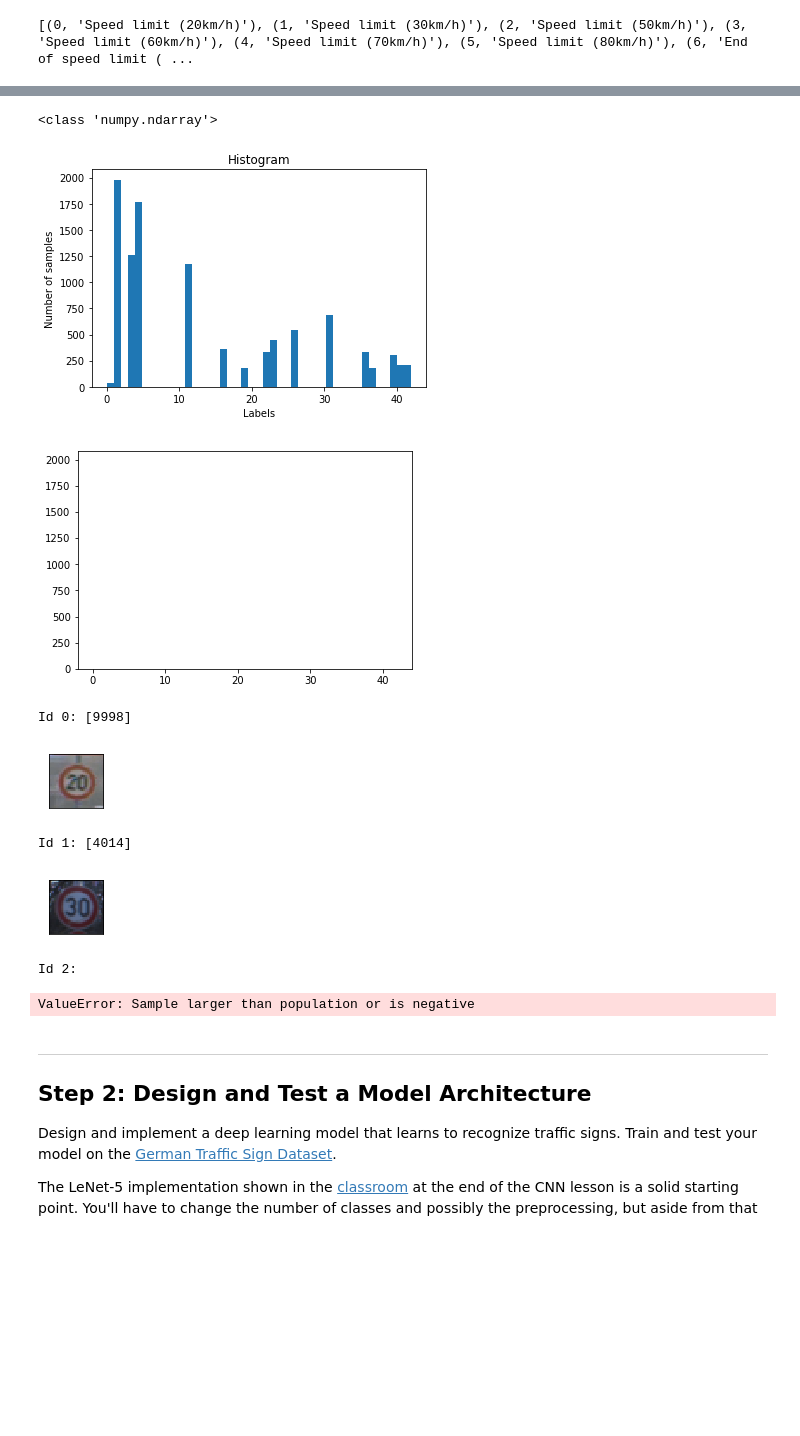
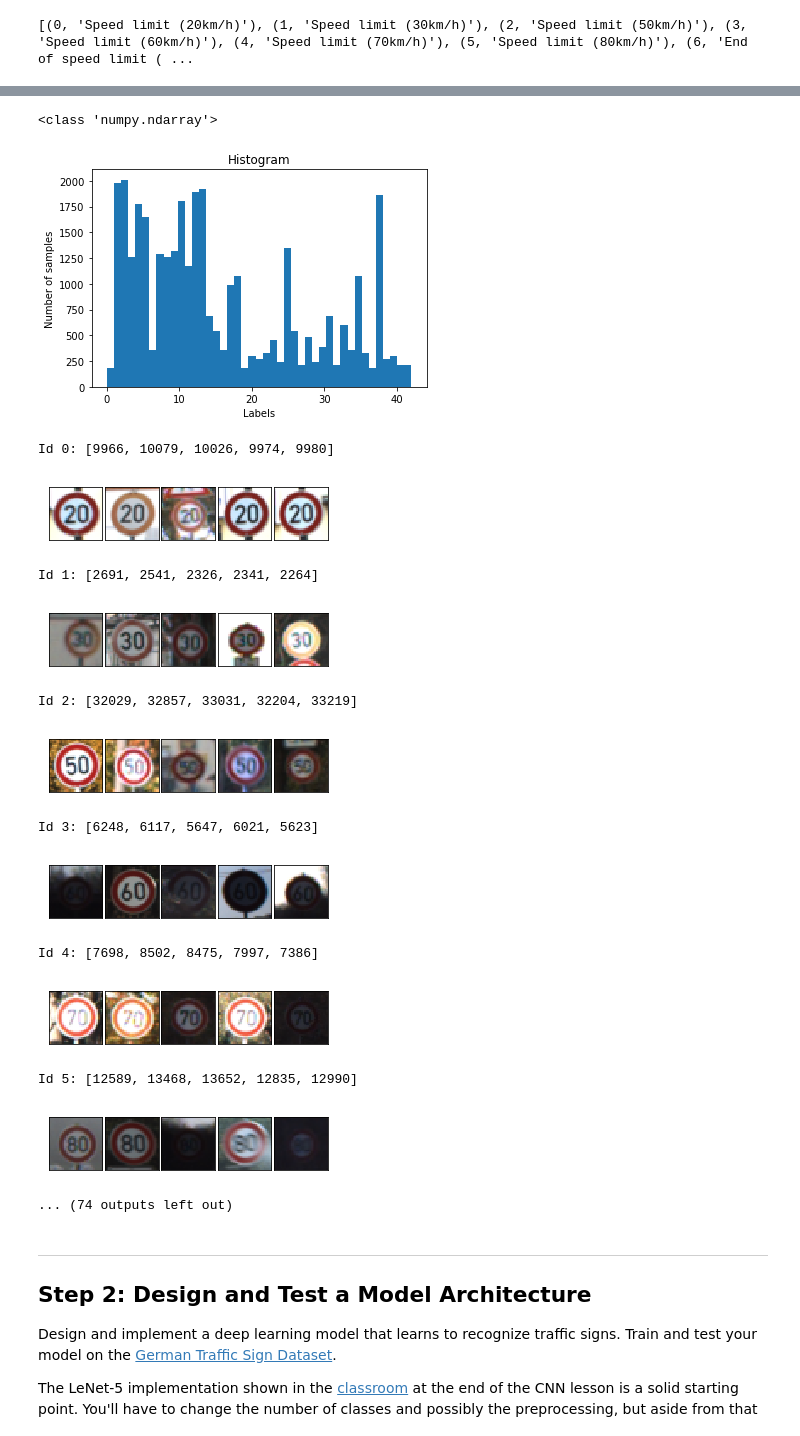
Before and after one commit to khorsandi2014/Udacity_self_driving_car, a Jupyter notebook: Term1/CarND-Traffic-Sign-Classifier-Project/Traffic_Sign_Classifier.ipynb, the cells around one changed output, grey strips where cells are left out. Drawn from its saved outputs; the diff is of its cells as text; code cells hidden in the pictures; blank space fills up the shorter version.

Commit message:
traffic sign project

```diff
--- a/Term1/CarND-Traffic-Sign-Classifier-Project/Traffic_Sign_Classifier.ipynb
+++ b/Term1/CarND-Traffic-Sign-Classifier-Project/Traffic_Sign_Classifier.ipynb
@@ -15,9 +33,9 @@ import pickle
 
 # TODO: Fill this in based on where you saved the training and testing data
 
-training_file = "traffic-signs-data/train.p"
-validation_file="traffic-signs-data/valid.p"
-testing_file = "traffic-signs-data/test.p"
+training_file = "train.p"
+validation_file="valid.p"
+testing_file = "test.p"
 
 with open(training_file, mode='rb') as f:
     train = pickle.load(f)
@@ -25,7 +43,7 @@ with open(validation_file, mode='rb') as f:
     valid = pickle.load(f)
 with open(testing_file, mode='rb') as f:
     test = pickle.load(f)
-end = 10000
+end = -1
 X_train, y_train = train['features'][0:end,::], train['labels'][0:end]
 X_valid, y_valid = valid['features'][0:end,::], valid['labels'][0:end]
 X_test, y_test = test['features'][0:end,::], test['labels'][0:end]
@@ -149,37 +167,36 @@ plt.ylabel("Number of samples")
 plt.show()
 # %% [output]
 <class 'numpy.ndarray'>
-[figure, old version]
+[figure, new version]
-# %%
-hist, bins = np.histogram(y_train, bins=n_classes)
-width = 0.7 * (bins[1] - bins[0])
-center = (bins[:-1] + bins[1:]) / 2
-plt.bar(center, hist, align='center', width=width)
-plt.show()
-# %% [output]
-[figure, removed]
 # %%
-def plot_samples(X,y, num_samples = 1):
+def plot_samples(X,y, num_samples = 5):
     for sign in sign_names:
         print("Id {0}: ".format(sign[0]),end='')
         random_samples = random.sample(list(np.where(y==sign[0])[0]), num_samples)
         print(random_samples)
         fig = plt.figure(figsize = (num_samples, 1))
         fig.subplots_adjust(hspace = 0, wspace = .05)
         for i in range(num_samples):
             image = X[random_samples[i]]
             axis = fig.add_subplot(1,num_samples, i+1, xticks=[], yticks=[])
             axis.imshow(image)
         plt.show()
 
 plot_samples(X_train,y_train)
 # %% [output]
-Id 0: [9998]
+Id 0: [9966, 10079, 10026, 9974, 9980]
-[figure, old version]
+[figure, new version]
-Id 1: [4014]
+Id 1: [2691, 2541, 2326, 2341, 2264]
-[figure, old version]
+[figure, new version]
-Id 2:
+Id 2: [32029, 32857, 33031, 32204, 33219]
+[figure, added]
-ValueError: Sample larger than population or is negative
+Id 3: [6248, 6117, 5647, 6021, 5623]
+[figure, added]
+Id 4: [7698, 8502, 8475, 7997, 7386]
+[figure, added]
+Id 5: [12589, 13468, 13652, 12835, 12990]
+[figure, added]
+... (74 outputs left out)
 # %% [markdown]
 ----
 
```
Also changed, not shown: parts of 27 cells of this notebook, 37 other files.
